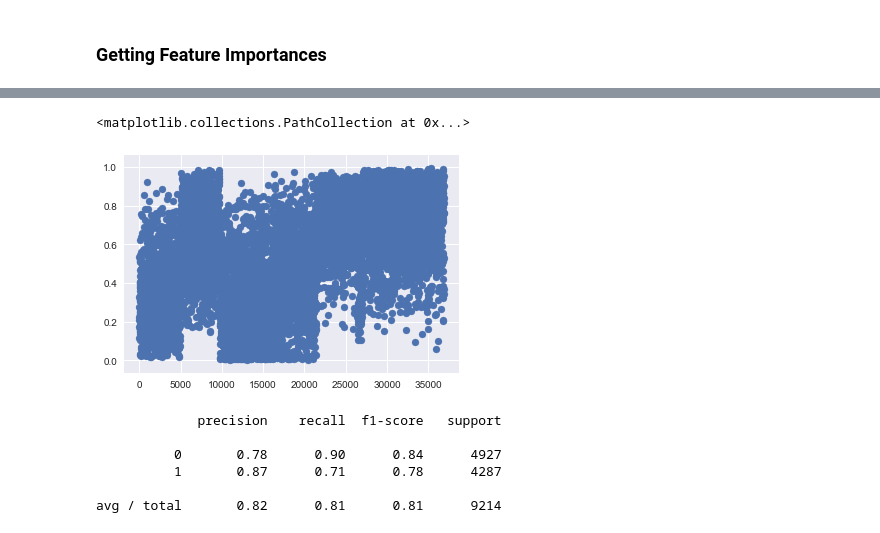
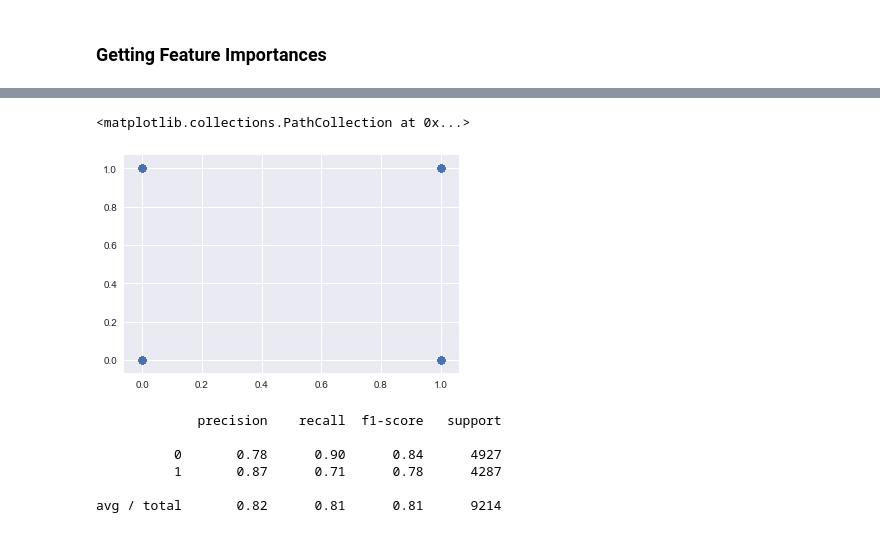
Before and after one commit to confoley/Capstone, a Jupyter notebook: quickie.ipynb, the cells around one changed output, grey strips where cells are left out. Cells and saved outputs as stored; diff of their text form; code cells hidden in the pictures.

```diff
--- a/quickie.ipynb
+++ b/quickie.ipynb
@@ -889,3 +944,13 @@ cust_stop_words = ['i', 'me', 'my', 'myself', 'we', 'our', 'ours', 'ourselves',
+# %%
+cust_stop_words = ['CNN', 'cnn', 'NR',
+                   'national review', 'huffpost','fox','reuters','ap', 'associated press', 'vice','breitbart',
+                   'nationalreview', 'www', 'content uploads', 'msnbc', 'infowars', 'foxnews','Vice','Breitbart',
+                  'National Review','Fox News','Reuters','Fast Facts','Infowars','Vice','Content Uploads','MSNBC',
+                   'www', 'AP','Huffpost','HuffPost','Fox amp Friends','Morning Joe', 'Maddow', 'FOX NEWS'
+                  ]
+from sklearn.feature_extraction.text import ENGLISH_STOP_WORDS
+original_stopwords = list(ENGLISH_STOP_WORDS)
+cust_stop_words += original_stopwords
 # %%
 # For text data only
 X = text['combined']
@@ -1200,8 +1252,9 @@ class DfExtract(BaseEstimator, TransformerMixin):
 text_pipe = Pipeline([
             ('ext', DfExtract(['combined'])),
             ('tf', TfidfVectorizer(preprocessor=lemmatizer.lemmatize,
-                                   stop_words=cust_stop_words,
-                                   ngram_range=(1,4), use_idf=True, binary=False)
+#                                    tokenizer=tokenizer.tokenize,
+                                   stop_words=cust_stop_words, min_df=3,
+                                   ngram_range=(2,4), use_idf=True, binary=False)
             ),
 #             ('lda', TruncatedSVD(n_components=1000))
         ])
@@ -1213,7 +1266,7 @@ num_pipe = Pipeline([
 # %%
 feat_union = FeatureUnion([
         ('text', text_pipe),
-        ('numerical', num_pipe)],
+        ('numerical', num_pipe)]
 #     transformer_weights={'text': 2, 'numerical': 1}
 )
 # %%
@@ -1236,8 +1289,8 @@ params = {
 #     'svc__kernel': ['rbf', 'sigmoid', 'poly'],
 #     'bnb__alpha': [1.0, 0.5, 0.33]
     'pac__C': [0.35, 0.45, 0.5, 0.6, 0.75, 1],
-#     'pac__loss': ['hinge','squared_hinge'],
-#     'pac__average': [True, False]
+    'pac__loss': ['hinge','squared_hinge'],
+    'pac__average': [True, False]
 #     'mnb__alpha': [0.001, 0.01, 0.025, 0.05, 0.1, 0.15, 0.2, 0.25]
 #     'rf__n_estimators': [20, 30],
 #     'rf__max_features': ['auto', 0.3],
@@ -1353,8 +1423,8 @@ probabilities = gs.best_estimator_.steps[1][1].predict_proba(X_test_transformed)
 # %%
-plt.scatter(X_test.index, [p[0] for p in probabilities])
+plt.scatter(y_test, [p[0] for p in probabilities])
 # %% [output]
 <matplotlib.collections.PathCollection at 0x...>
-[figure, old version]
+[figure, new version]
 # %%
 print(classification_report(y_test, gs.predict(X_test)))
 # %% [output]
```
Also changed, not shown: parts of 79 cells of this notebook, 4 other files.
